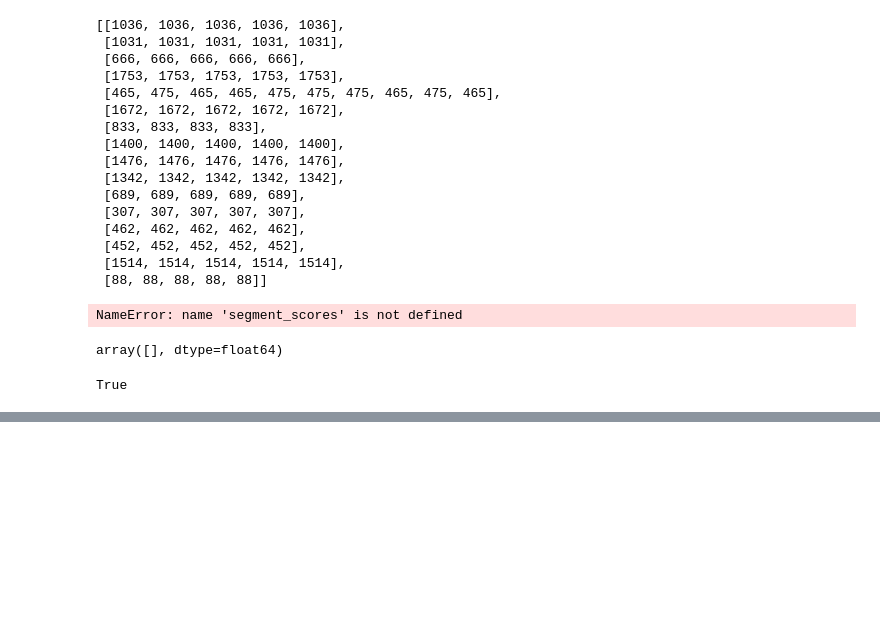
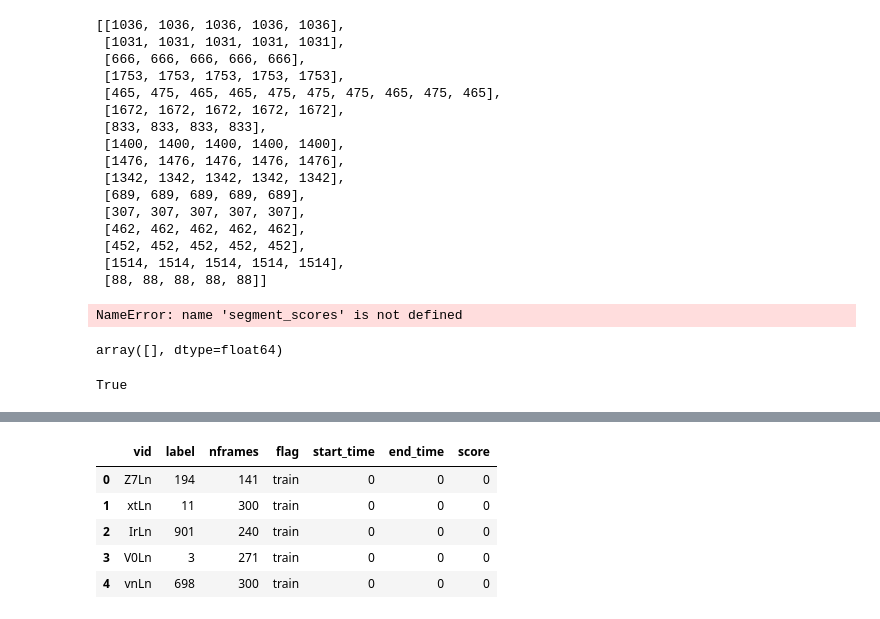
Before and after one commit to chicm/yt8m, a Jupyter notebook: notebooks/eda.ipynb, the cells around one changed output, grey strips where cells are left out. Saved outputs shown, nothing was run; the diff lists cells and outputs as text; code cells hidden in the pictures; blank space fills up the shorter version.

```diff
--- a/notebooks/eda.ipynb
+++ b/notebooks/eda.ipynb
@@ -286,0 +293,3 @@ True
+# %%
+df_train = pd.read_csv('/mnt/chicm/yt8m/3/frame/train_all.csv', converters={'label': eval})
+df_train.head()
@@ -286,0 +303,3 @@ True
+# %%
+df_train.label = df_train.label.map(lambda x: str(x[0]))
+df_train.head()
@@ -286,0 +313,13 @@ True
+# %%
+df_train['flag'] = 'train'
+df_train['start_time'] = 0
+df_train['end_time'] = 0
+df_train['score'] = 0
+df_train.head()
+# %% [output]
+|  | vid | label | nframes | flag | start_time | end_time | score |
+| 0 | Z7Ln | 194 | 141 | train | 0 | 0 | 0 |
+| 1 | xtLn | 11 | 300 | train | 0 | 0 | 0 |
+| 2 | IrLn | 901 | 240 | train | 0 | 0 | 0 |
+| 3 | V0Ln | 3 | 271 | train | 0 | 0 | 0 |
+| 4 | vnLn | 698 | 300 | train | 0 | 0 | 0 |
```
Also changed, not shown: parts of 14 cells of this notebook, 7 other files.
